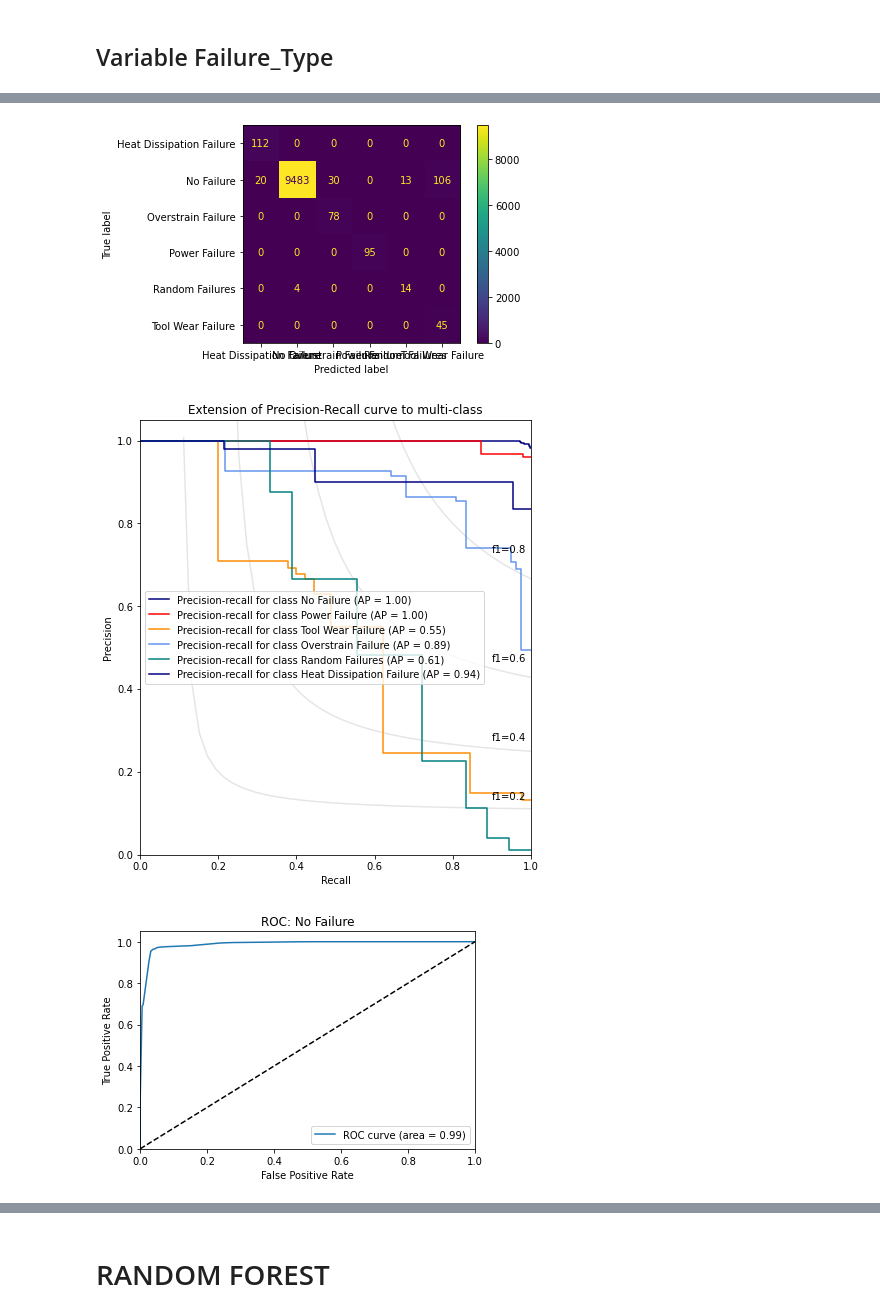
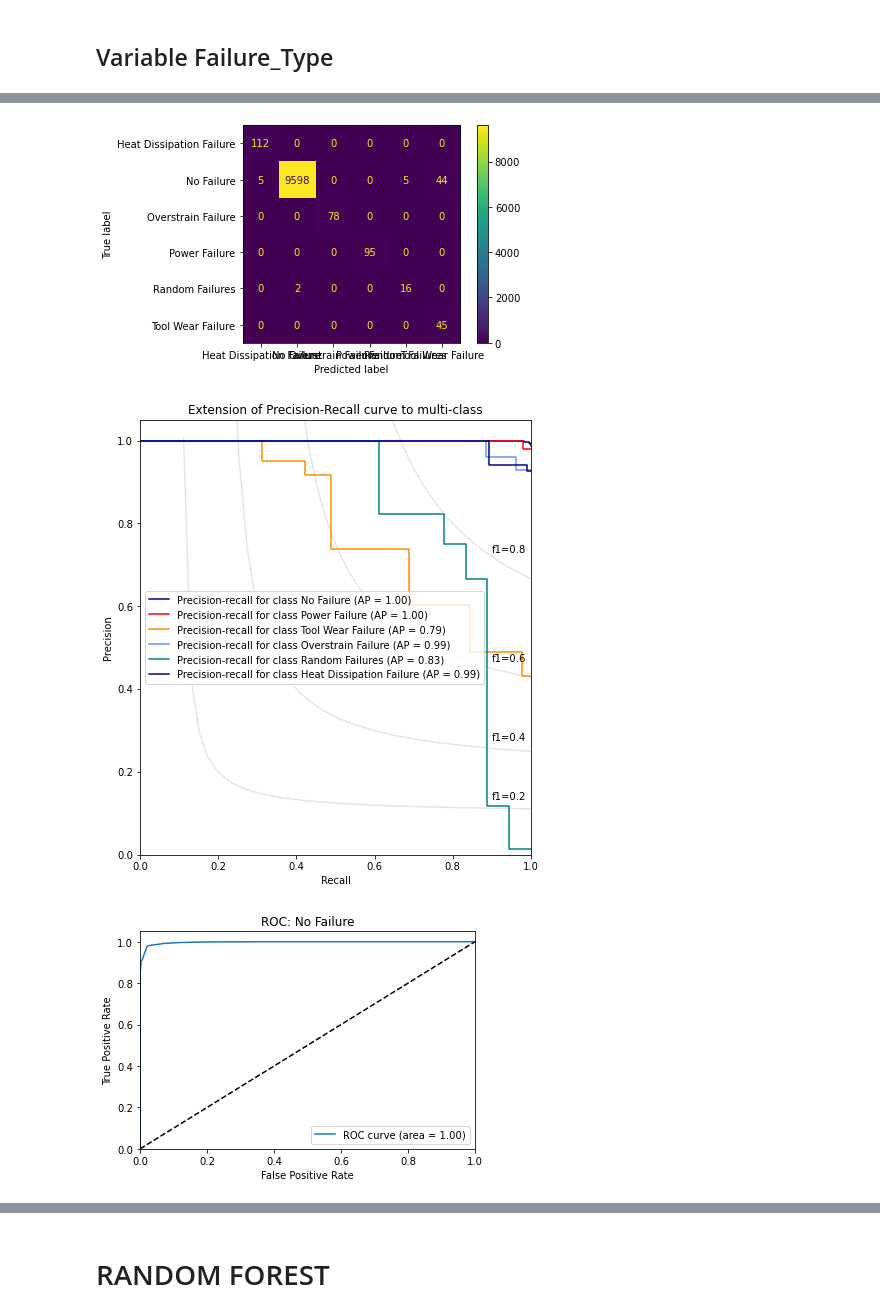
Before and after one commit to maxi879/proyecto_final_coder, a Jupyter notebook: ANALISIS/CLASIFICACION/TREE_IMPLEMENTACION.ipynb, the cells around one changed output, grey strips where cells are left out. Saved outputs shown, nothing was run; the diff lists cells and outputs as text; code cells hidden in the pictures.

```diff
--- a/ANALISIS/CLASIFICACION/TREE_IMPLEMENTACION.ipynb
+++ b/ANALISIS/CLASIFICACION/TREE_IMPLEMENTACION.ipynb
@@ -38,6 +38,10 @@ datos_url= "C://Users/maxib/Source/repos/proyecto_final_coder/datos/Base_predict
 # %%
 # Leer .csv y creo un DF
 df = pd.read_csv(datos_url, delimiter=",", index_col= ["UDI", "Product_ID"])
+
+# Modificacion variable Type
+df["Type_num"]= df.apply(lambda row: 1 if row.Type =="L" else (2 if row.Type=="M" else 3),axis=1)
+
 df.head()
 # %% [output]
 |  |  | Type | Air_temperature_[K] | Process_temperature_[K] | Rotational_speed_[rpm] | Torque_[Nm] | ... |
@@ -250,7 +250,7 @@ n_classes = y.shape[1]
 y_ros= label_binarize(y_ros_failure, classes=roturas)
 
 # Creamos el modelo
-tree_2 = DecisionTreeClassifier(max_depth=8, random_state = 42)
+tree_2 = DecisionTreeClassifier(max_depth=10, random_state = 42)
 # UNO CONTRA EL RESTO
 model_tree = OneVsRestClassifier(tree_2)
 model_bin_tree= OneVsRestClassifier(tree_2)
@@ -352,4 +352,4 @@ for i,rotura in zip(range(n_classes),roturas):
-[figure, old version]
+[figure, new version]
-[figure, old version]
+[figure, new version]
-[figure, old version]
+[figure, new version]
 [figure]
```
Also changed, not shown: parts of 8 cells of this notebook, 1 other file.
